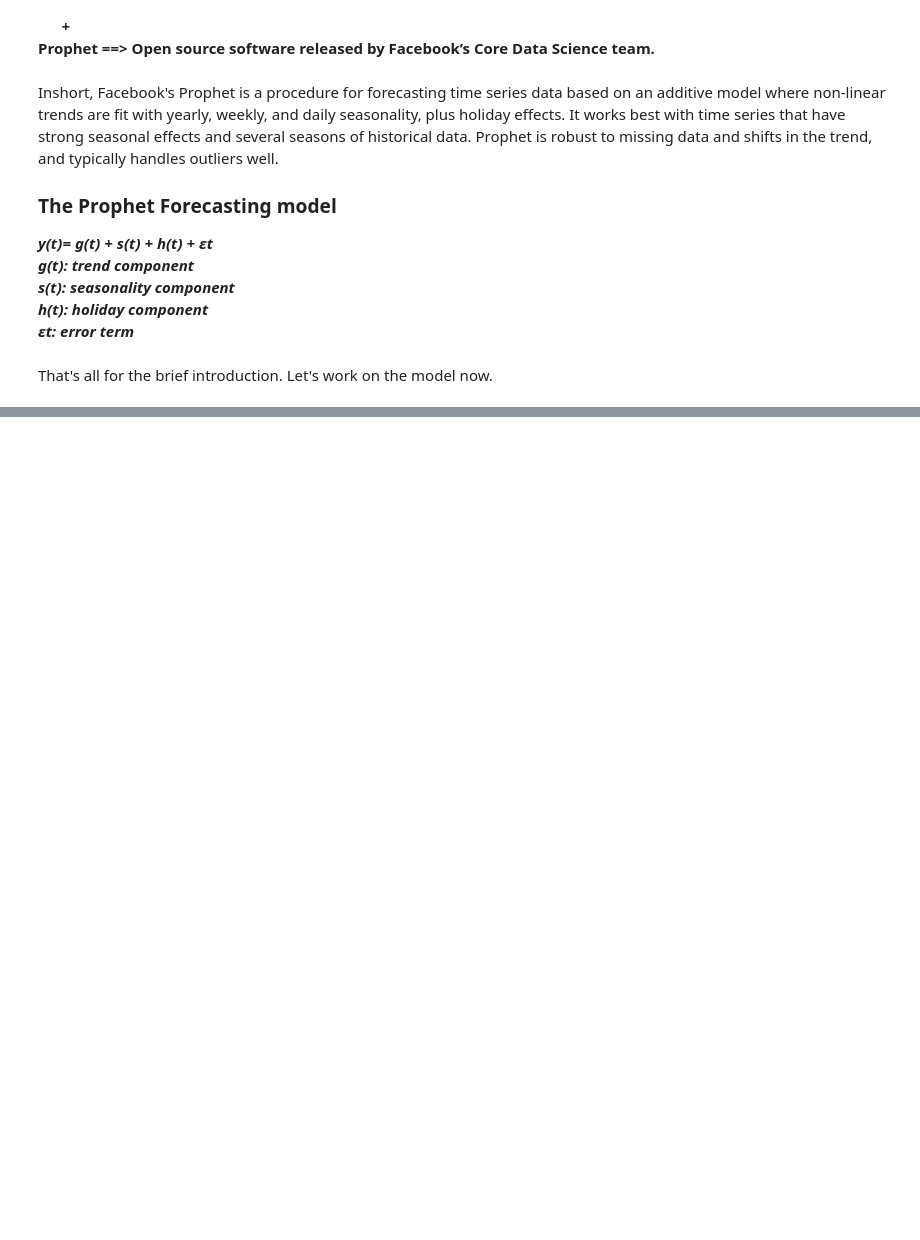
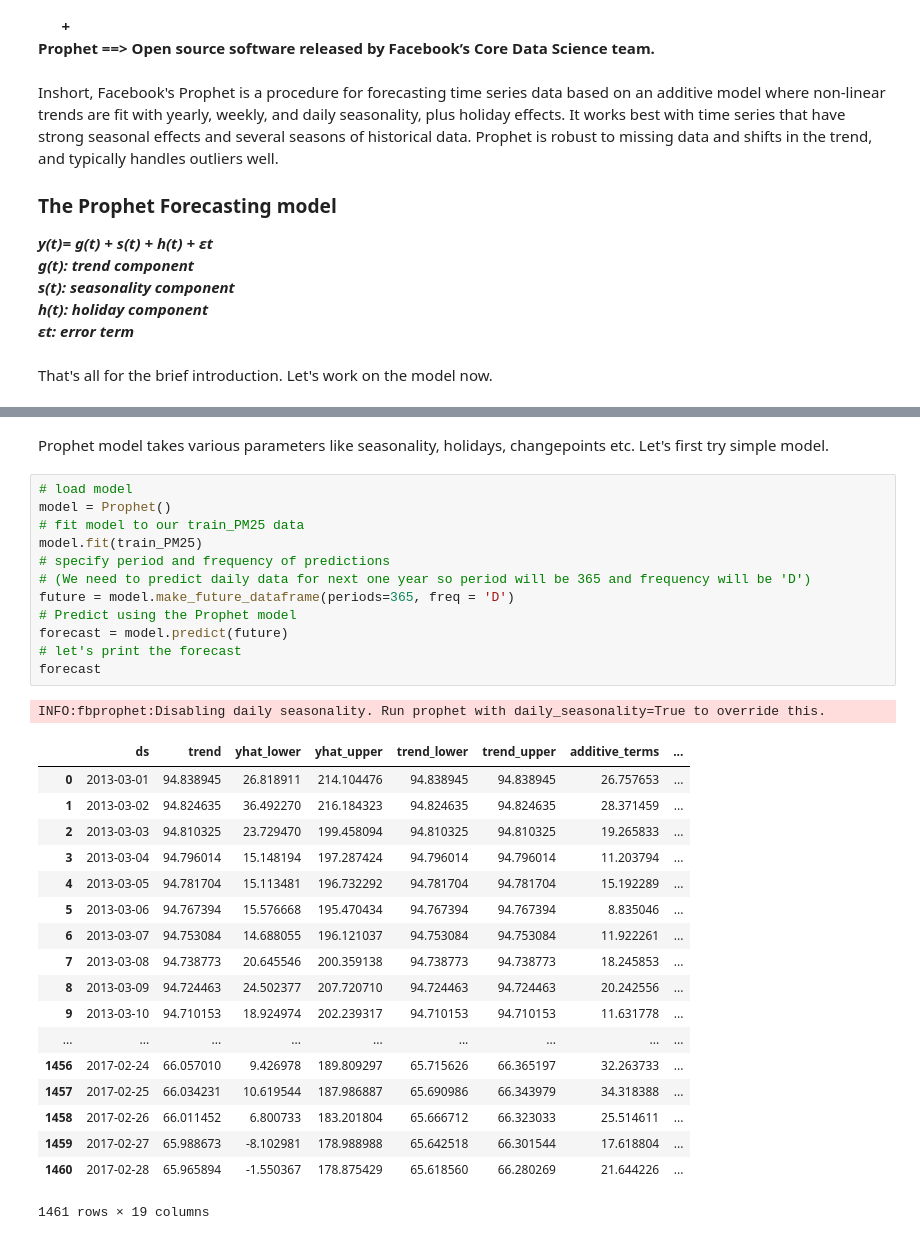
Before and after one commit to aishrock006/Capstone-Project, a Jupyter notebook: 3Data modeling with FBProphet.ipynb, the cells around one changed output, grey strips where cells are left out. Drawn from its saved outputs; the diff is of its cells as text; blank space fills up the shorter version.

```diff
--- a/3Data modeling with FBProphet.ipynb
+++ b/3Data modeling with FBProphet.ipynb
@@ -17,0 +71,34 @@ That's all for the brief introduction. Let's work on the model now.
+# %% [markdown]
+Prophet model takes various parameters like seasonality, holidays, changepoints etc. Let's first try simple model.
+# %%
+# load model
+model = Prophet()
+# fit model to our train_PM25 data
+model.fit(train_PM25)
+# specify period and frequency of predictions
+# (We need to predict daily data for next one year so period will be 365 and frequency will be 'D')
+future = model.make_future_dataframe(periods=365, freq = 'D')
+# Predict using the Prophet model
+forecast = model.predict(future)
+# let's print the forecast
+forecast
+# %% [output]
+INFO:fbprophet:Disabling daily seasonality. Run prophet with daily_seasonality=True to override this.
+|  | ds | trend | yhat_lower | yhat_upper | trend_lower | trend_upper | additive_terms | ... |
+| 0 | 2013-03-01 | 94.838945 | 26.818911 | 214.104476 | 94.838945 | 94.838945 | 26.757653 | ... |
+| 1 | 2013-03-02 | 94.824635 | 36.492270 | 216.184323 | 94.824635 | 94.824635 | 28.371459 | ... |
+| 2 | 2013-03-03 | 94.810325 | 23.729470 | 199.458094 | 94.810325 | 94.810325 | 19.265833 | ... |
+| 3 | 2013-03-04 | 94.796014 | 15.148194 | 197.287424 | 94.796014 | 94.796014 | 11.203794 | ... |
+| 4 | 2013-03-05 | 94.781704 | 15.113481 | 196.732292 | 94.781704 | 94.781704 | 15.192289 | ... |
+| 5 | 2013-03-06 | 94.767394 | 15.576668 | 195.470434 | 94.767394 | 94.767394 | 8.835046 | ... |
+| 6 | 2013-03-07 | 94.753084 | 14.688055 | 196.121037 | 94.753084 | 94.753084 | 11.922261 | ... |
+| 7 | 2013-03-08 | 94.738773 | 20.645546 | 200.359138 | 94.738773 | 94.738773 | 18.245853 | ... |
+| 8 | 2013-03-09 | 94.724463 | 24.502377 | 207.720710 | 94.724463 | 94.724463 | 20.242556 | ... |
+| 9 | 2013-03-10 | 94.710153 | 18.924974 | 202.239317 | 94.710153 | 94.710153 | 11.631778 | ... |
+| ... | ... | ... | ... | ... | ... | ... | ... | ... |
+| 1456 | 2017-02-24 | 66.057010 | 9.426978 | 189.809297 | 65.715626 | 66.365197 | 32.263733 | ... |
+| 1457 | 2017-02-25 | 66.034231 | 10.619544 | 187.986887 | 65.690986 | 66.343979 | 34.318388 | ... |
+| 1458 | 2017-02-26 | 66.011452 | 6.800733 | 183.201804 | 65.666712 | 66.323033 | 25.514611 | ... |
+| 1459 | 2017-02-27 | 65.988673 | -8.102981 | 178.988988 | 65.642518 | 66.301544 | 17.618804 | ... |
+| 1460 | 2017-02-28 | 65.965894 | -1.550367 | 178.875429 | 65.618560 | 66.280269 | 21.644226 | ... |
+1461 rows × 19 columns
```
Also changed, not shown: parts of 13 cells of this notebook.
